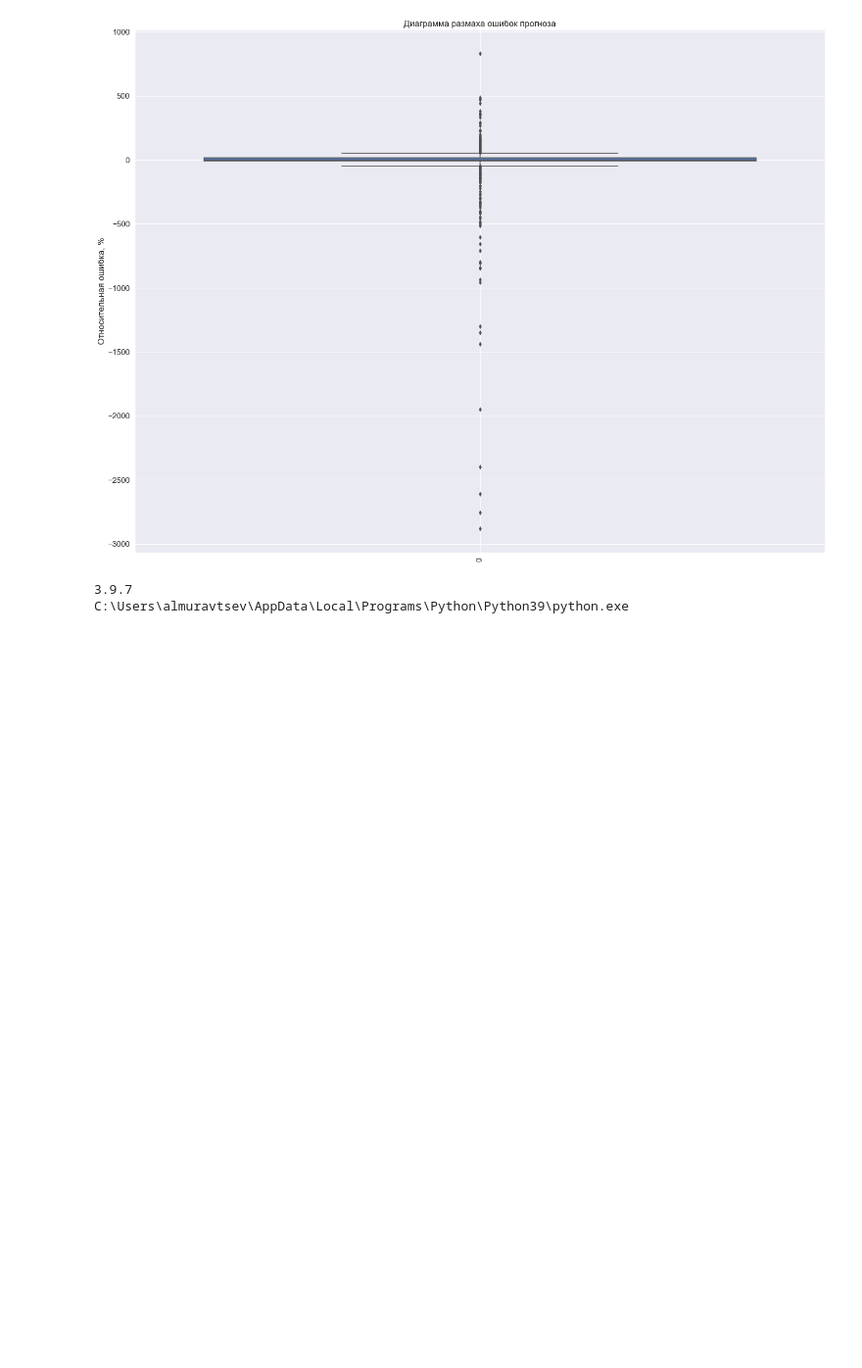
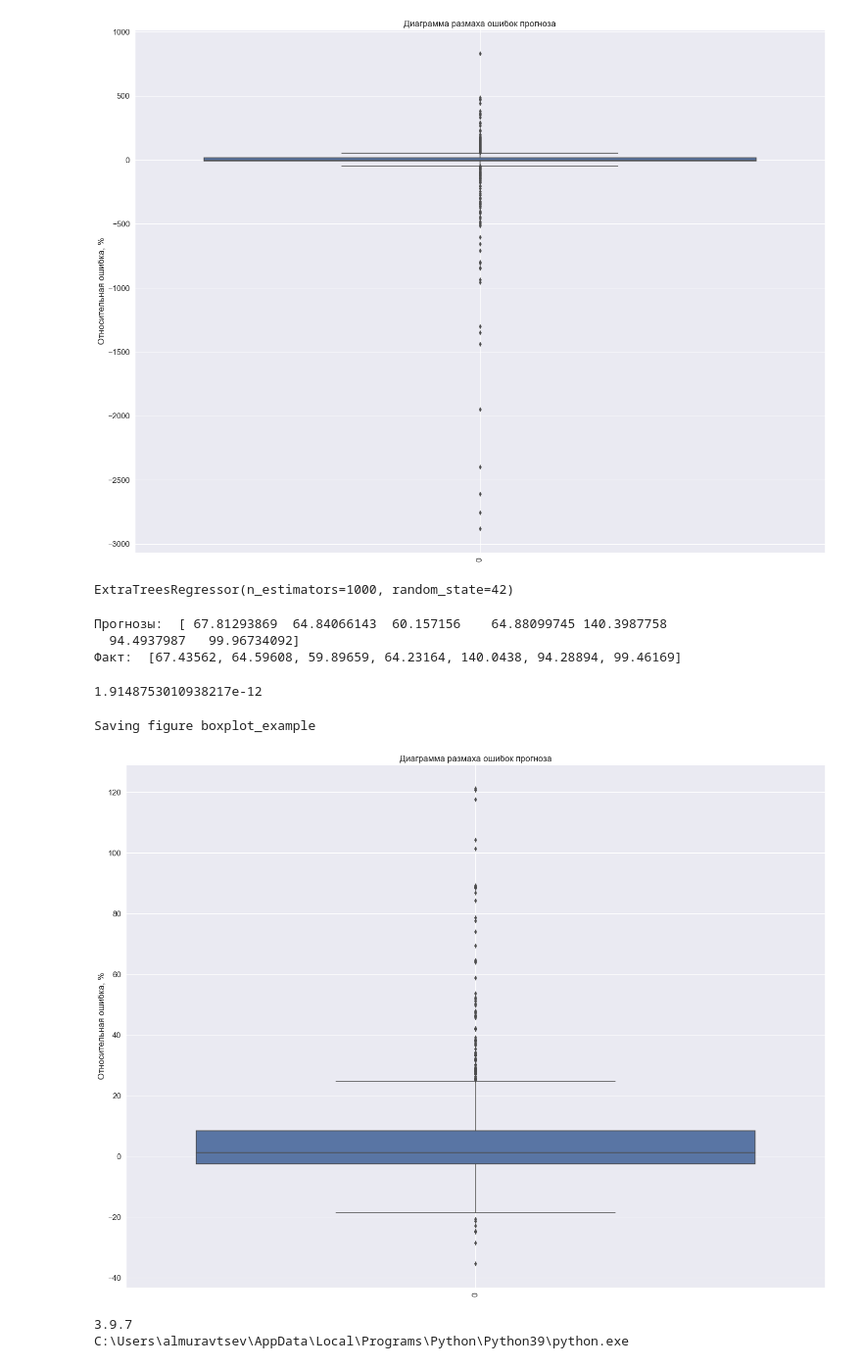
Before and after one commit to mualal/ml-experiments, a Jupyter notebook: reservoir_exploration.ipynb, the cells around one changed output. Shown at 98% size. Drawn from its saved outputs; the diff is of its cells as text; code cells hidden in the pictures; blank space fills up the shorter version.

Commit message:
predictions with extra trees regressor are added

```diff
--- a/reservoir_exploration.ipynb
+++ b/reservoir_exploration.ipynb
@@ -329,6 +329,45 @@ save_fig('boxplot_example')
 # %% [output]
 Saving figure boxplot_example
 [figure]
+# %%
+from sklearn.ensemble import ExtraTreesRegressor
+
+extra_tree_reg = ExtraTreesRegressor(n_estimators=1000, random_state=42)
+extra_tree_reg.fit(train1_input_prepared, train1_target['OIL RATE 1 (SM3/DAY)'])
+# %% [output]
+ExtraTreesRegressor(n_estimators=1000, random_state=42)
+# %%
+some_data = train1_input.iloc[:7]
+some_labels = train1_target.iloc[:7]['OIL RATE 1 (SM3/DAY)']
+some_data_prepared = num_pipeline.transform(some_data)
+print('Прогнозы: ', extra_tree_reg.predict(some_data_prepared))
+print('Факт: ', list(some_labels))
+# %% [output]
+Прогнозы:  [ 67.81293869  64.84066143  60.157156    64.88099745 140.3987758
+  94.4937987   99.96734092]
+Факт:  [67.43562, 64.59608, 59.89659, 64.23164, 140.0438, 94.28894, 99.46169]
+# %%
+from sklearn.metrics import mean_squared_error
+train1_output = extra_tree_reg.predict(train1_input_prepared)
+lin_mse = mean_squared_error(train1_target['OIL RATE 1 (SM3/DAY)'], train1_output)
+lin_rmse = np.sqrt(lin_mse)
+lin_rmse
+# %% [output]
+1.9148753010938217e-12
+# %%
+relative_error_1 = (extra_tree_reg.predict(num_pipeline.fit_transform(data1_test.iloc[:,0:4]))-np.array(data1_test.iloc[:,5]))/np.array(data1_test.iloc[:,5])*100
+
+relative_error_1 = pd.DataFrame(relative_error_1)
+sns.set(font_scale=1.4)
+ax = sns.boxplot(data=relative_error_1)
+ax.tick_params(axis='x', labelrotation=90)
+ax.set_ylabel('Относительная ошибка, %')
+ax.set_title('Диаграмма размаха ошибок прогноза')
+ax.grid(True)
+save_fig('boxplot_example')
+# %% [output]
+Saving figure boxplot_example
+[figure, added]
 # %%
 # устаревший подход
 
```
